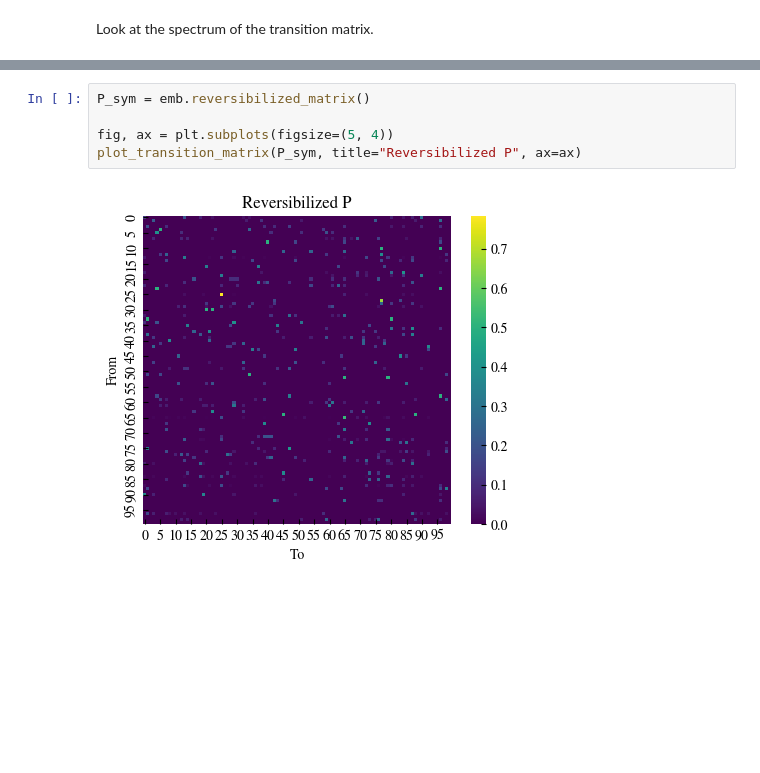
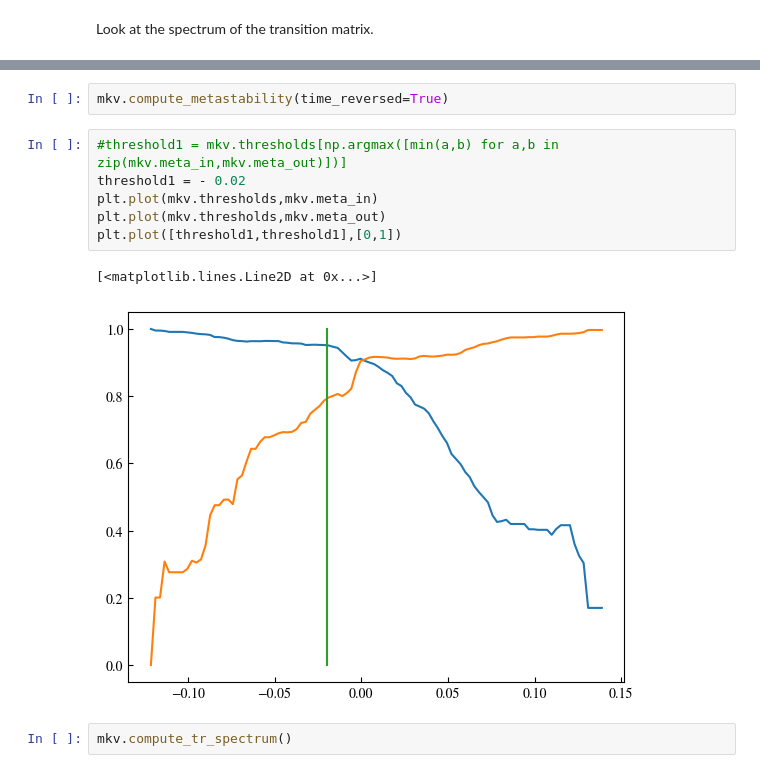
Before and after one commit to HugoLeRoy94/ClusterAnalysis, a Jupyter notebook: notebooks/copepods/03_markovian_analysis.ipynb, the cells around one changed output, grey strips where cells are left out. Saved outputs shown, nothing was run; the diff lists cells and outputs as text; blank space fills up the shorter version.

```diff
--- a/notebooks/copepods/03_markovian_analysis.ipynb
+++ b/notebooks/copepods/03_markovian_analysis.ipynb
@@ -139,7 +122,13 @@ plt.show()
-# %%
-P_sym = emb.reversibilized_matrix()
-
-fig, ax = plt.subplots(figsize=(5, 4))
-plot_transition_matrix(P_sym, title="Reversibilized P", ax=ax)
-# %% [output]
-[figure, removed]
+# %%
+mkv.compute_metastability(time_reversed=True)
+# %%
+#threshold1 = mkv.thresholds[np.argmax([min(a,b) for a,b in zip(mkv.meta_in,mkv.meta_out)])]
+threshold1 = - 0.02
+plt.plot(mkv.thresholds,mkv.meta_in)
+plt.plot(mkv.thresholds,mkv.meta_out)
+plt.plot([threshold1,threshold1],[0,1])
+# %% [output]
+[<matplotlib.lines.Line2D at 0x...>]
+[figure, added]
+# %%
+mkv.compute_tr_spectrum()
```
Also changed, not shown: parts of 26 cells of this notebook, 3 other files.
